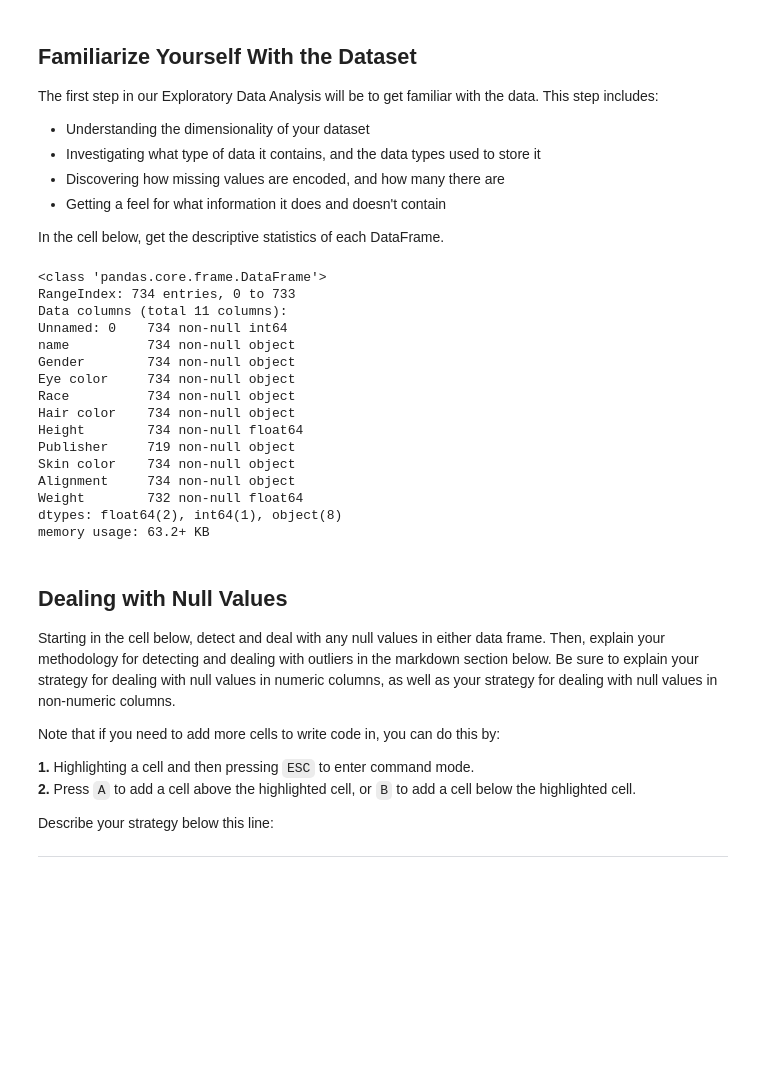
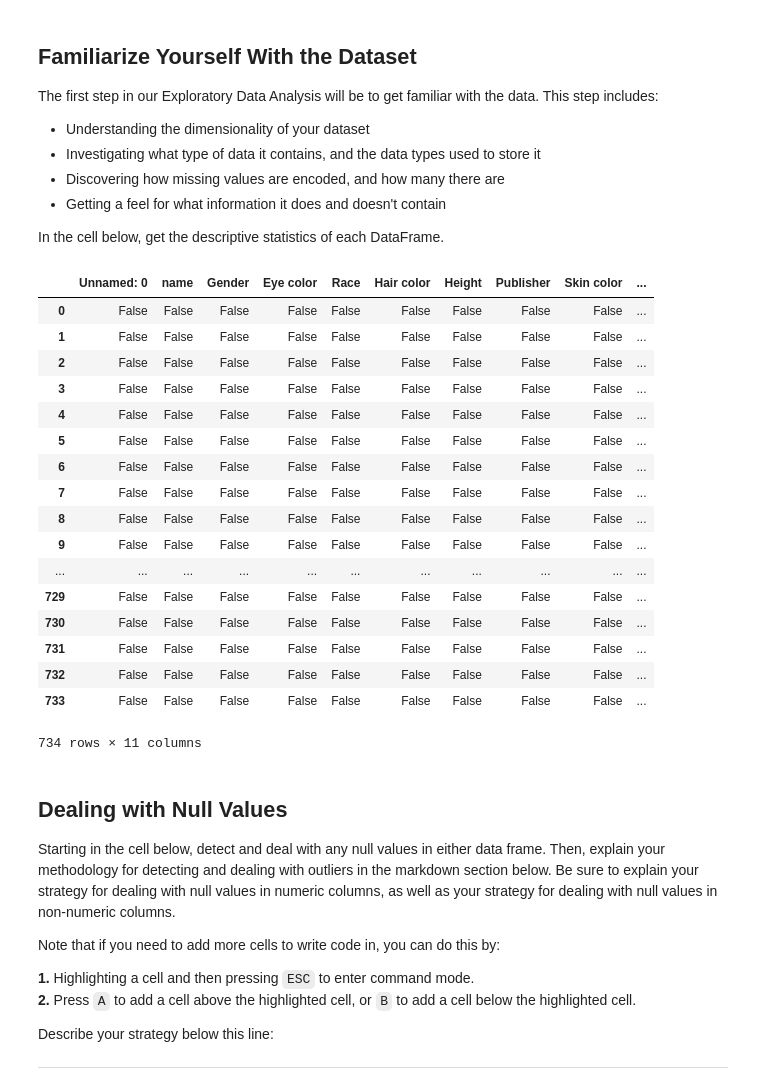
Before and after one commit to Tenchibule/dsc-data-cleaning-project-dc-ds-071519, a Jupyter notebook: index.ipynb, the cells around one changed output. Cells and saved outputs as stored; diff of their text form; code cells hidden in the pictures; blank space fills up the shorter version.

```diff
--- a/index.ipynb
+++ b/index.ipynb
@@ -76,24 +76,26 @@ The first step in our Exploratory Data Analysis will be to get familiar with the
 
 In the cell below, get the descriptive statistics of each DataFrame.
 # %%
-heroes_df.isn()
+heroes_df.isna()
 # %% [output]
+|  | Unnamed: 0 | name | Gender | Eye color | Race | Hair color | Height | Publisher | Skin color | ... |
+| 0 | False | False | False | False | False | False | False | False | False | ... |
+| 1 | False | False | False | False | False | False | False | False | False | ... |
+| 2 | False | False | False | False | False | False | False | False | False | ... |
+| 3 | False | False | False | False | False | False | False | False | False | ... |
+| 4 | False | False | False | False | False | False | False | False | False | ... |
+| 5 | False | False | False | False | False | False | False | False | False | ... |
+| 6 | False | False | False | False | False | False | False | False | False | ... |
+| 7 | False | False | False | False | False | False | False | False | False | ... |
+| 8 | False | False | False | False | False | False | False | False | False | ... |
+| 9 | False | False | False | False | False | False | False | False | False | ... |
+| ... | ... | ... | ... | ... | ... | ... | ... | ... | ... | ... |
+| 729 | False | False | False | False | False | False | False | False | False | ... |
+| 730 | False | False | False | False | False | False | False | False | False | ... |
+| 731 | False | False | False | False | False | False | False | False | False | ... |
+| 732 | False | False | False | False | False | False | False | False | False | ... |
+| 733 | False | False | False | False | False | False | False | False | False | ... |
-<class 'pandas.core.frame.DataFrame'>
-RangeIndex: 734 entries, 0 to 733
-Data columns (total 11 columns):
-Unnamed: 0    734 non-null int64
-name          734 non-null object
-Gender        734 non-null object
-Eye color     734 non-null object
-Race          734 non-null object
-Hair color    734 non-null object
-Height        734 non-null float64
-Publisher     719 non-null object
-Skin color    734 non-null object
-Alignment     734 non-null object
-Weight        732 non-null float64
-dtypes: float64(2), int64(1), object(8)
-memory usage: 63.2+ KB
+734 rows × 11 columns
 # %% [markdown]
 ## Dealing with Null Values
 
```
